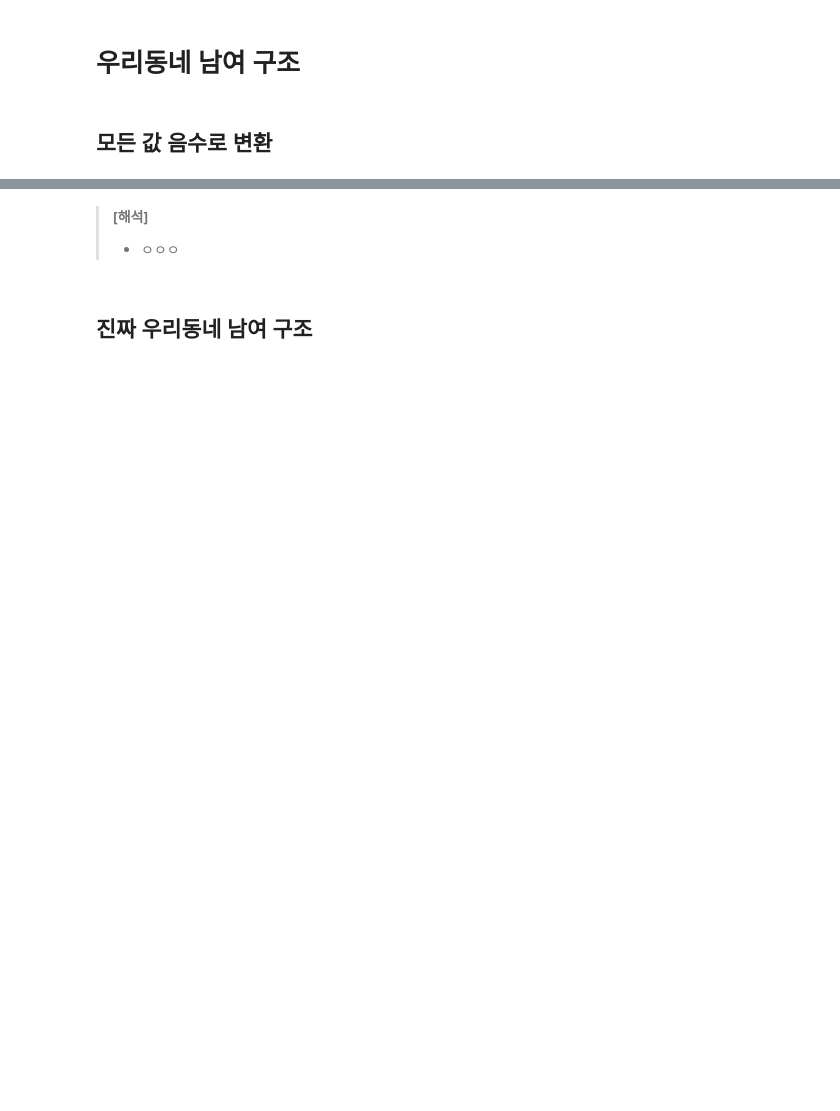
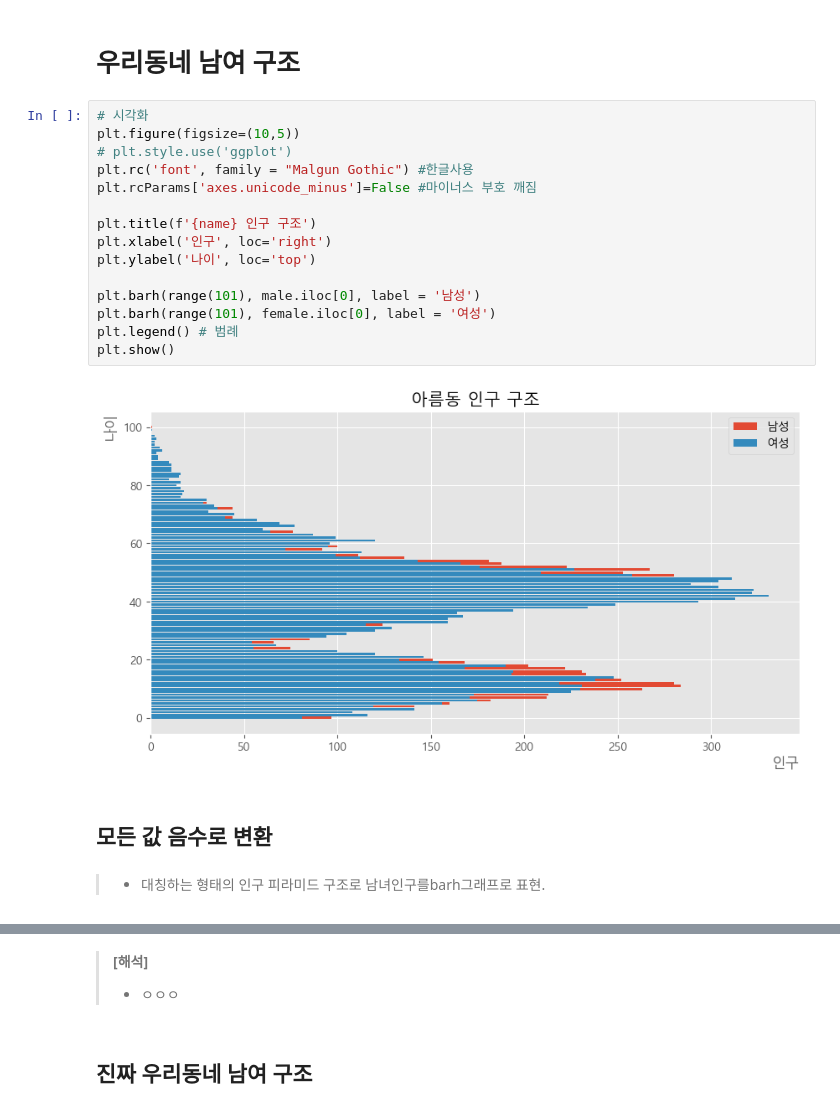
Before and after one commit to BomiDevlog/Multicampus-Data, a Jupyter notebook: DS/2-2.open api[인구공공]_배포용_김보미.ipynb, the cells around one changed output, grey strips where cells are left out. Cells and saved outputs as stored; diff of their text form; blank space fills up the shorter version.

```diff
--- a/DS/2-2.open api[인구공공]_배포용_김보미.ipynb
+++ b/DS/2-2.open api[인구공공]_배포용_김보미.ipynb
@@ -868,4 +1101,23 @@ plt.show()
 # %% [markdown]
 # 우리동네 남여 구조
+# %%
+# 시각화
+plt.figure(figsize=(10,5))
+# plt.style.use('ggplot')
+plt.rc('font', family = "Malgun Gothic") #한글사용
+plt.rcParams['axes.unicode_minus']=False #마이너스 부호 깨짐
+
+plt.title(f'{name} 인구 구조')
+plt.xlabel('인구', loc='right')
+plt.ylabel('나이', loc='top')
+
+plt.barh(range(101), male.iloc[0], label = '남성')
+plt.barh(range(101), female.iloc[0], label = '여성')
+plt.legend() # 범례
+plt.show()
+# %% [output]
+[figure, added]
 # %% [markdown]
 ## 모든 값 음수로 변환
+# %% [markdown]
+> * 대칭하는 형태의 인구 피라미드 구조로 남녀인구를barh그래프로 표현.
```
Also changed, not shown: parts of 79 cells of this notebook, 5 other files.
